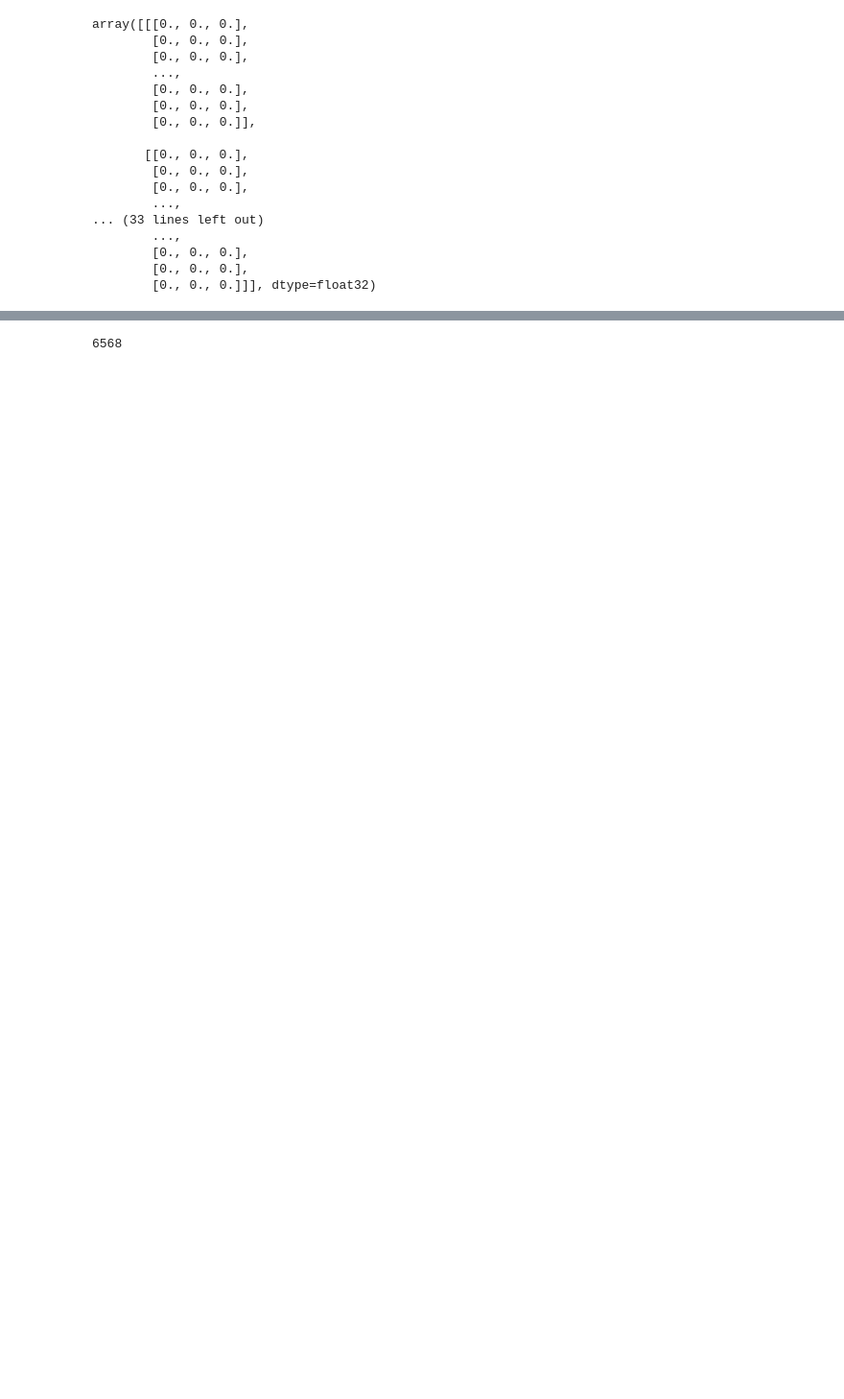
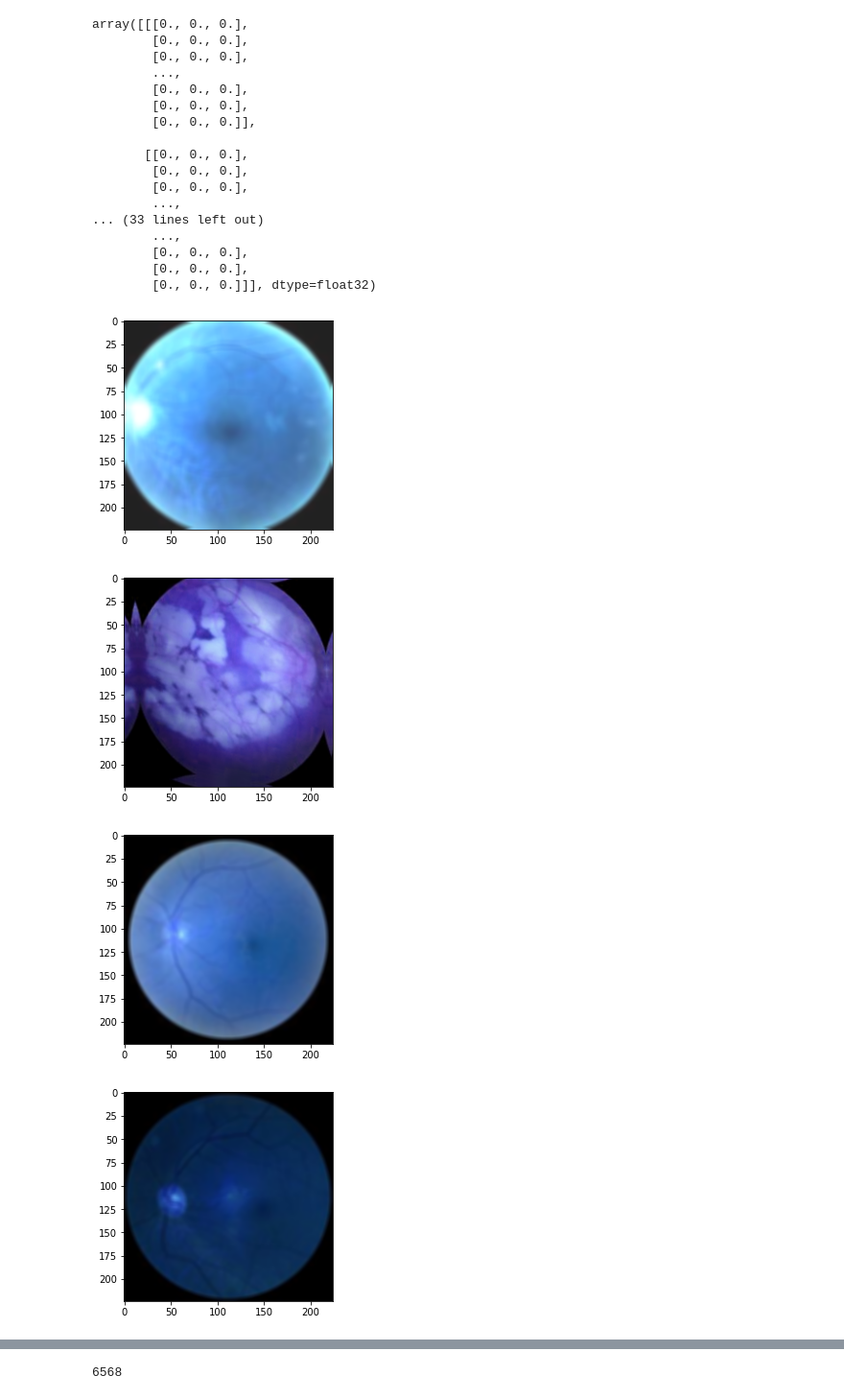
Before and after one commit to florencecornelissen/ODIR_challenge, a Jupyter notebook: augmentation.ipynb, the cells around one changed output, grey strips where cells are left out. Shown at 96% size. Saved outputs shown, nothing was run; the diff lists cells and outputs as text; code cells hidden in the pictures; blank space fills up the shorter version.

```diff
--- a/augmentation.ipynb
+++ b/augmentation.ipynb
@@ -149,5 +131,22 @@ augmentations = A.Compose([
         A.HueSaturationValue(p=0.5),  # Hue, saturation, and value adjustments
     ], p=1)
 
-augmented_dataset = ImageDataset(X_train, y_train, augmentations)
-augmented_dataloader = DataLoader(augmented_dataset, batch_size=1, shuffle=True)
+augmented_dataset1 = ImageDataset(X_train, y_train, augmentations)
+augmented_dataloader1 = DataLoader(augmented_dataset1, batch_size=1, shuffle=True)
+
+augmented_dataset2 = ImageDataset(X_train, y_train, augmentations)
+augmented_dataloader2 = DataLoader(augmented_dataset2, batch_size=1, shuffle=True)
+# %%
+#plot X_train of augmented dataset
+for i in range(5):
+    image, target = next(iter(augmented_dataloader1))
+    image = image.squeeze(0)
+    image = image.numpy()
+    image = image.transpose((1, 2, 0))
+    plt.imshow(image)
+    plt.show()
+# %% [output]
+[figure, added]
+[figure, added]
+[figure, added]
+[figure, added]
```
Also changed, not shown: parts of 3 cells of this notebook.
